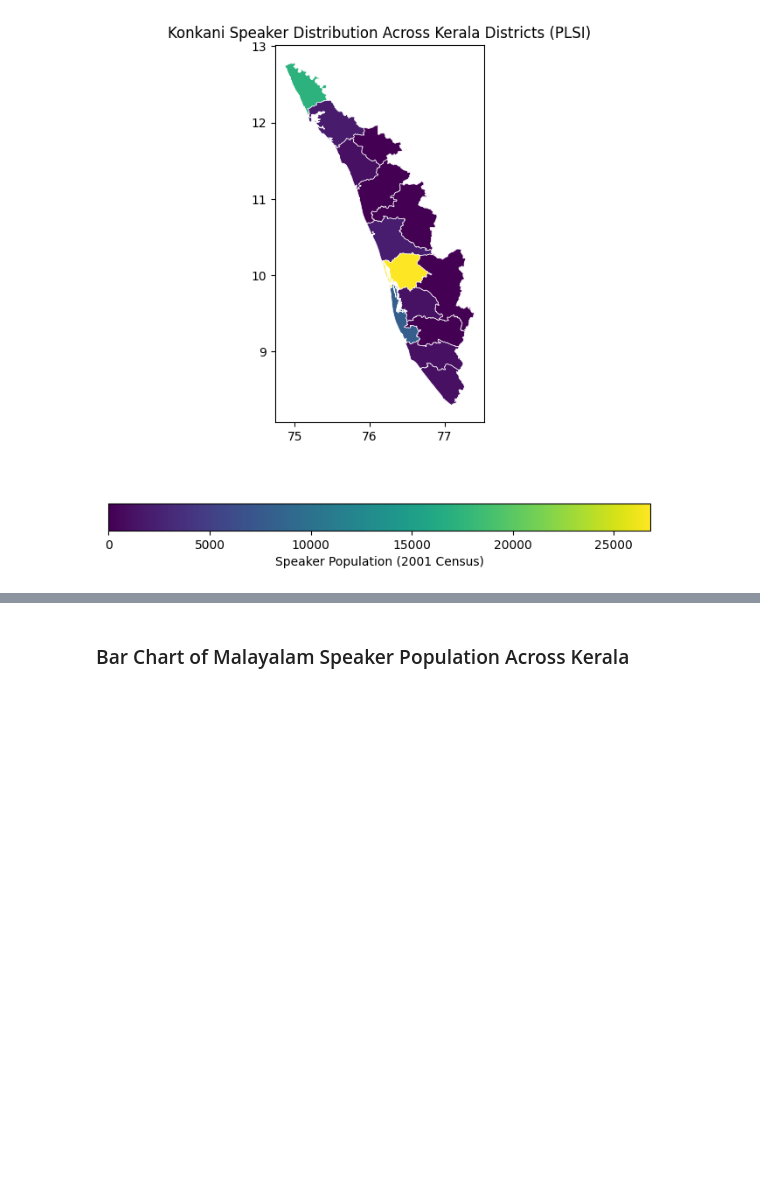
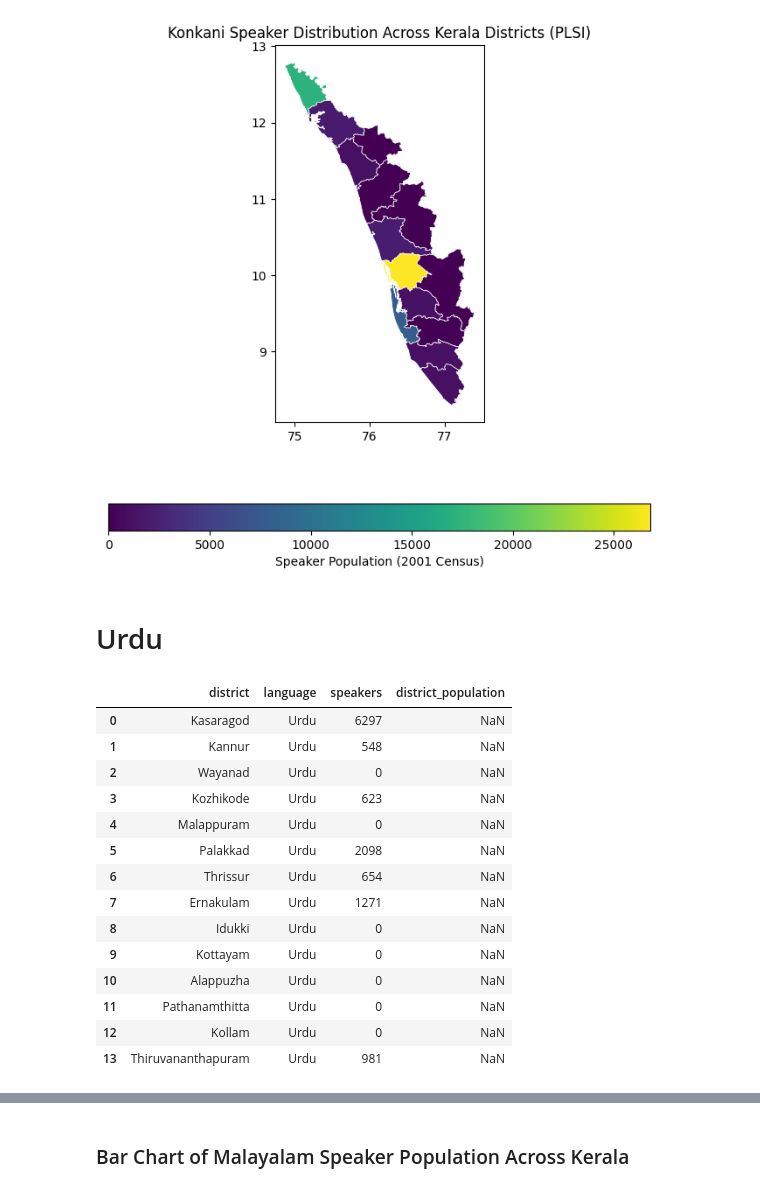
Before and after one commit to squishridyvi/Geographical-Distribution-Mapping-of-Dravidian-Languages-, a Jupyter notebook: Geographical Distribution of Dravidian Languages.ipynb, the cells around one changed output, grey strips where cells are left out. Cells and saved outputs as stored; diff of their text form; code cells hidden in the pictures; blank space fills up the shorter version.

```diff
--- a/Geographical Distribution of Dravidian Languages.ipynb
+++ b/Geographical Distribution of Dravidian Languages.ipynb
@@ -1501,3 +1501,24 @@ ax.set_title(
 );
 # %% [output]
 [figure]
+# %% [markdown]
+# Urdu
+# %%
+urdu_dist_kerala_plsi_df = pd.read_csv("urdu_perc_district_mapping_2002_plsi.csv")
+urdu_dist_kerala_plsi_df
+# %% [output]
+|  | district | language | speakers | district_population |
+| 0 | Kasaragod | Urdu | 6297 | NaN |
+| 1 | Kannur | Urdu | 548 | NaN |
+| 2 | Wayanad | Urdu | 0 | NaN |
+| 3 | Kozhikode | Urdu | 623 | NaN |
+| 4 | Malappuram | Urdu | 0 | NaN |
+| 5 | Palakkad | Urdu | 2098 | NaN |
+| 6 | Thrissur | Urdu | 654 | NaN |
+| 7 | Ernakulam | Urdu | 1271 | NaN |
+| 8 | Idukki | Urdu | 0 | NaN |
+| 9 | Kottayam | Urdu | 0 | NaN |
+| 10 | Alappuzha | Urdu | 0 | NaN |
+| 11 | Pathanamthitta | Urdu | 0 | NaN |
+| 12 | Kollam | Urdu | 0 | NaN |
+| 13 | Thiruvananthapuram | Urdu | 981 | NaN |
```
Also changed, not shown: parts of 2 cells of this notebook.
